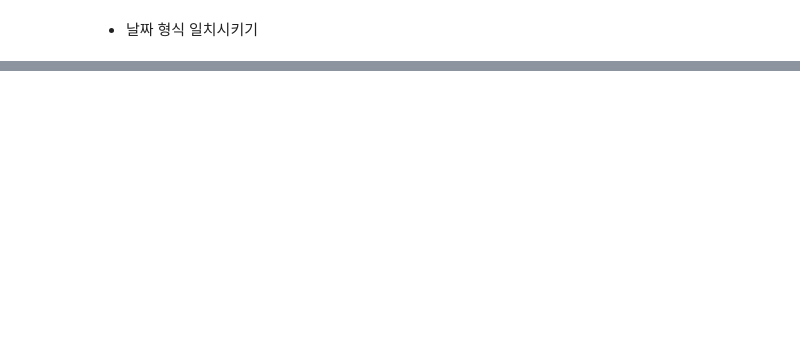
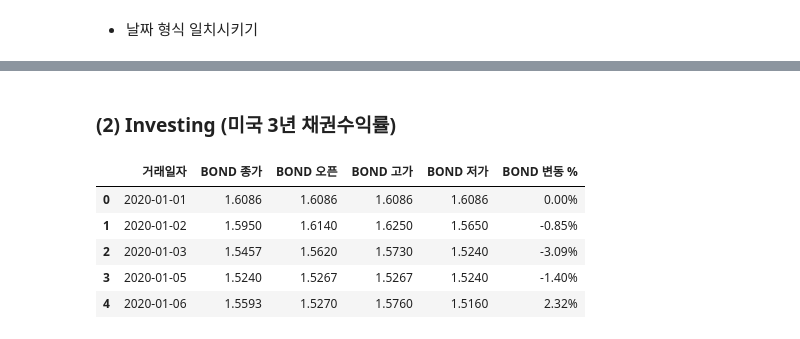
Before and after one commit to RHIE-coder/for-moon, a Jupyter notebook: src/overnight.ipynb, the cells around one changed output, grey strips where cells are left out. Saved outputs shown, nothing was run; the diff lists cells and outputs as text; code cells hidden in the pictures; blank space fills up the shorter version.

```diff
--- a/src/overnight.ipynb
+++ b/src/overnight.ipynb
@@ -456,0 +490,12 @@ csv_handler_exchange_rate.get_CSV_data()[202001].tail()
+# %% [markdown]
+### (2) Investing (미국 3년 채권수익률)
+# %%
+bond_data = Utils.clone(csv_handler_bond.get_CSV_data())
+bond_data[202001].head()
+# %% [output]
+|  | 거래일자 | BOND 종가 | BOND 오픈 | BOND 고가 | BOND 저가 | BOND 변동 % |
+| 0 | 2020-01-01 | 1.6086 | 1.6086 | 1.6086 | 1.6086 | 0.00% |
+| 1 | 2020-01-02 | 1.5950 | 1.6140 | 1.6250 | 1.5650 | -0.85% |
+| 2 | 2020-01-03 | 1.5457 | 1.5620 | 1.5730 | 1.5240 | -3.09% |
+| 3 | 2020-01-05 | 1.5240 | 1.5267 | 1.5267 | 1.5240 | -1.40% |
+| 4 | 2020-01-06 | 1.5593 | 1.5270 | 1.5760 | 1.5160 | 2.32% |
```
Also changed, not shown: parts of 62 cells of this notebook, 1 other file.
